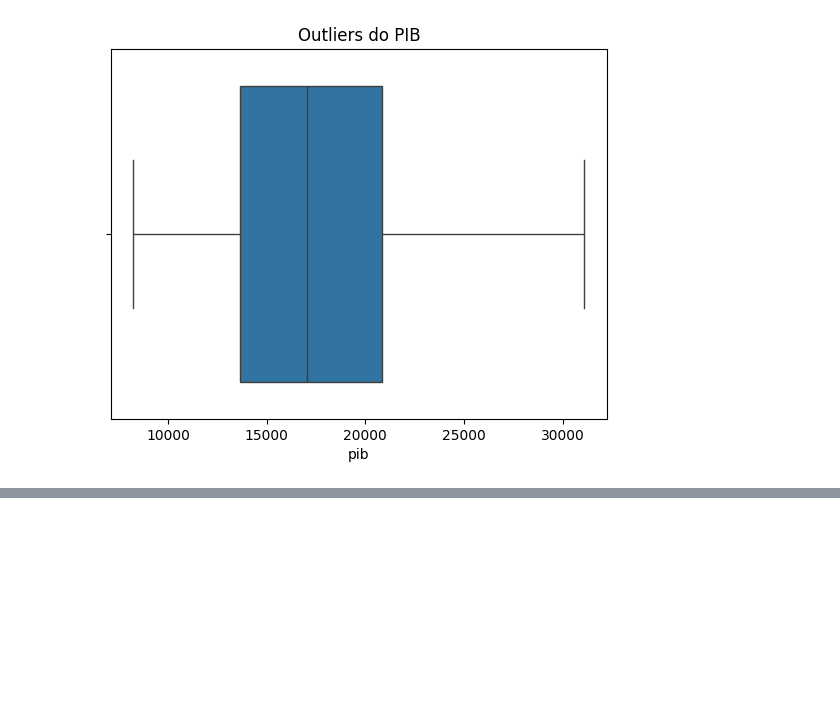
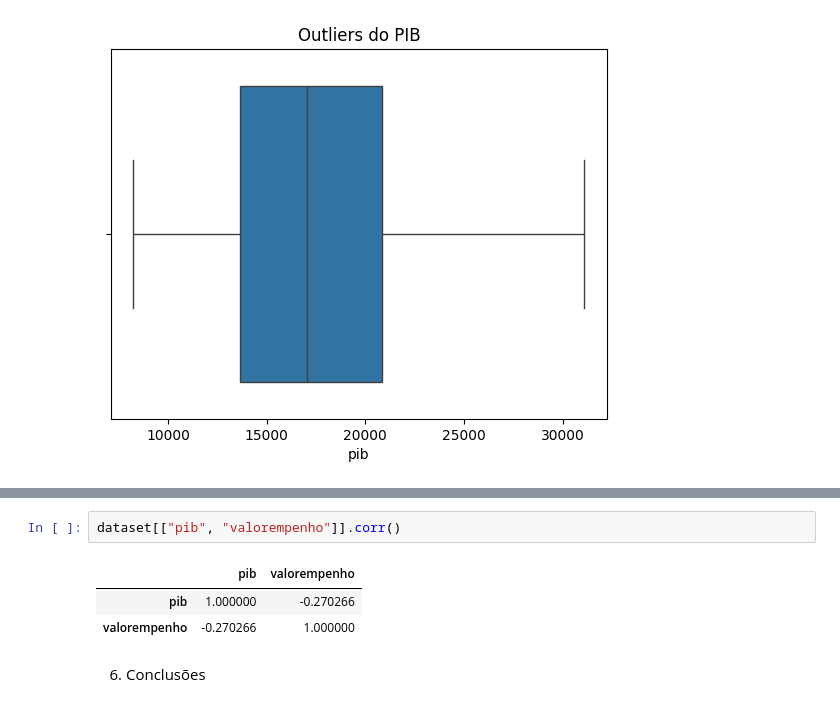
Before and after one commit to RobsBomfim/analise-empenho-pib-municipios-rs, a Jupyter notebook: notebooks/eda_empenho_pib.ipynb, the cells around one changed output, grey strips where cells are left out. Cells and saved outputs as stored; diff of their text form; blank space fills up the shorter version.

```diff
--- a/notebooks/eda_empenho_pib.ipynb
+++ b/notebooks/eda_empenho_pib.ipynb
@@ -355,0 +423,8 @@ plt.show()
+# %%
+dataset[["pib", "valorempenho"]].corr()
+# %% [output]
+|  | pib | valorempenho |
+| pib | 1.000000 | -0.270266 |
+| valorempenho | -0.270266 | 1.000000 |
+# %% [markdown]
+ 6. Conclusões
```
Also changed, not shown: parts of 11 cells of this notebook.
